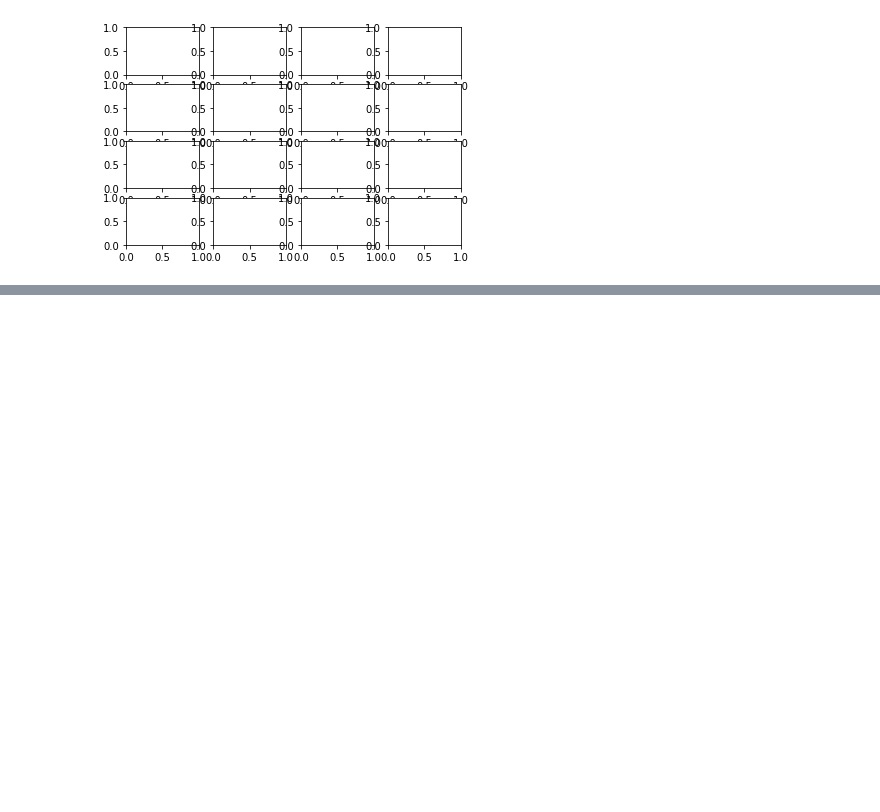
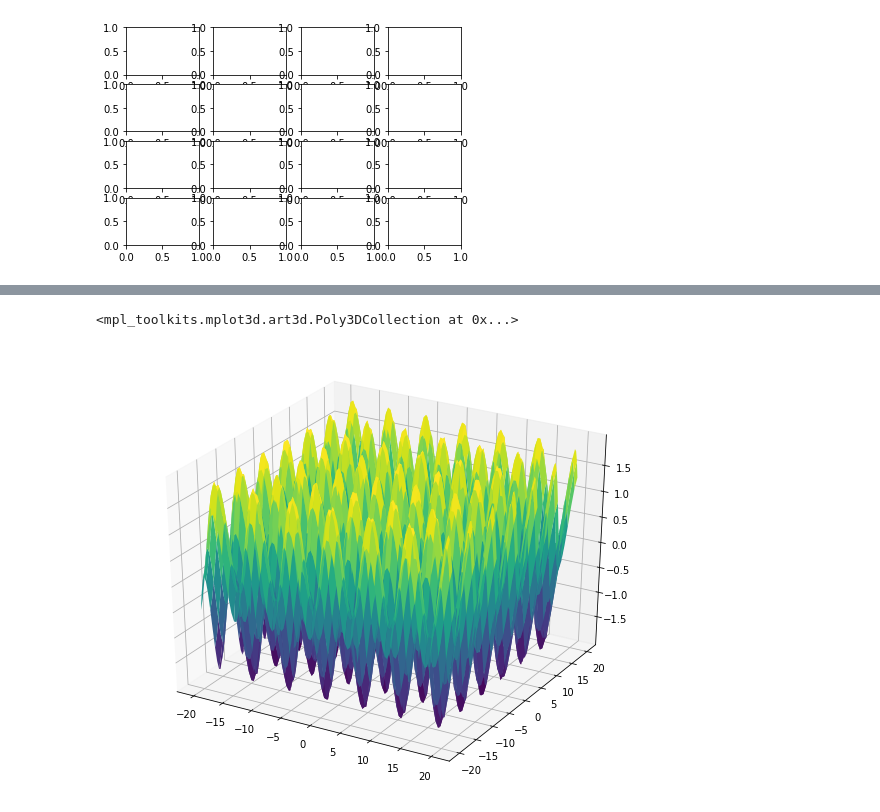
Before and after one commit to bhavnish97/DataScience-Concepts, a Jupyter notebook: Advanced_Matplotlib.ipynb, the cells around one changed output, grey strips where cells are left out. Cells and saved outputs as stored; diff of their text form; code cells hidden in the pictures; blank space fills up the shorter version.

```diff
--- a/Advanced_Matplotlib.ipynb
+++ b/Advanced_Matplotlib.ipynb
@@ -161,0 +220,9 @@ ax[1][1].hist(df['runs'])
+# %%
+z = np.sin(xx) + np.cos(yy)
+
+fig = plt.figure(figsize=(10,8))
+ax = plt.subplot(projection='3d')
+ax.plot_surface(xx, yy, z, cmap='viridis')
+# %% [output]
+<mpl_toolkits.mplot3d.art3d.Poly3DCollection at 0x...>
+[figure, added]
```
Also changed, not shown: parts of 27 cells of this notebook.
